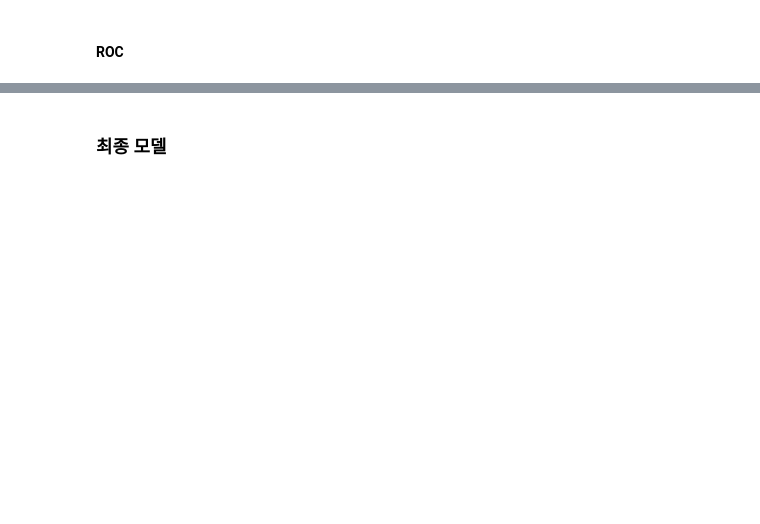
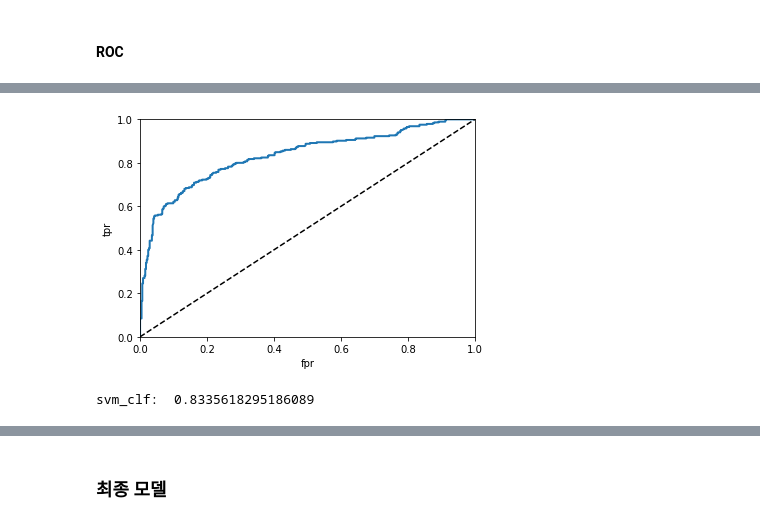
Before and after one commit to DAHYUN-HAN/Machine_Learning_Titanic, a Jupyter notebook: report.ipynb, the cells around one changed output, grey strips where cells are left out. Saved outputs shown, nothing was run; the diff lists cells and outputs as text; code cells hidden in the pictures; blank space fills up the shorter version.

```diff
--- a/report.ipynb
+++ b/report.ipynb
@@ -424,0 +535,10 @@ print("sgd_clf: ", roc_auc_score(y_data, y_scores))
+# %%
+y_scores = cross_val_predict(svm_clf, x_data, y_data, cv=3, method="decision_function")
+fpr, tpr, thresholds = roc_curve(y_data, y_scores)
+plot_roc_curve(fpr, tpr)
+plt.show()
+
+print("svm_clf: ", roc_auc_score(y_data, y_scores))
+# %% [output]
+[figure, added]
+svm_clf:  0.8335618295186089
```
Also changed, not shown: parts of 42 cells of this notebook, 4 other files.
